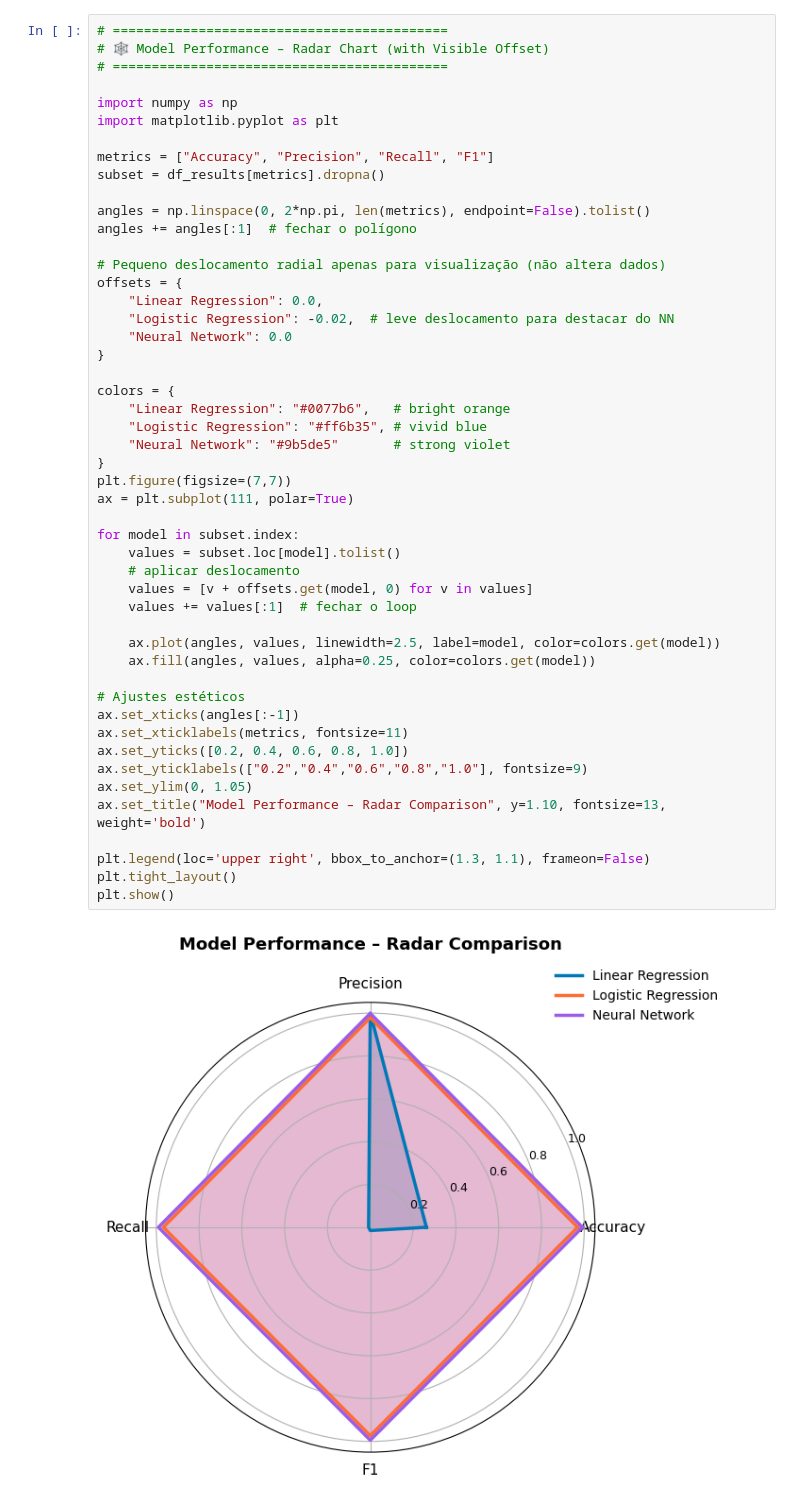
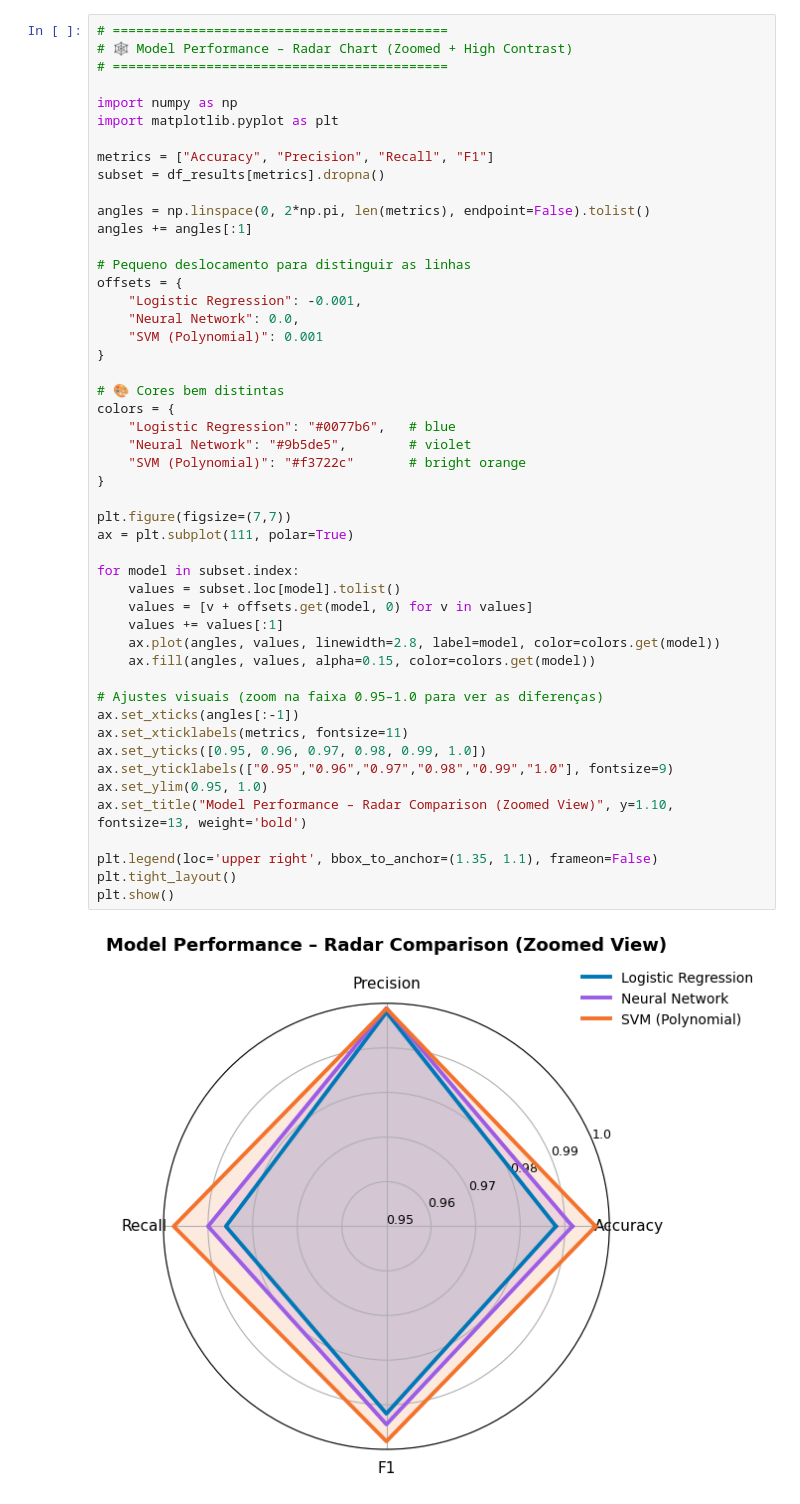
Before and after one commit to matildetex/projects_faa, a Jupyter notebook: notebooks/06_Results_Comparison.ipynb, the cells around one changed output. Saved outputs shown, nothing was run; the diff lists cells and outputs as text.

```diff
--- a/notebooks/06_Results_Comparison.ipynb
+++ b/notebooks/06_Results_Comparison.ipynb
@@ -115,52 +110,52 @@ plt.show()
 # %%
 # ===========================================
-# 🕸️ Model Performance – Radar Chart (with Visible Offset)
+# 🕸️ Model Performance – Radar Chart (Zoomed + High Contrast)
 # ===========================================
 
 import numpy as np
 import matplotlib.pyplot as plt
 
 metrics = ["Accuracy", "Precision", "Recall", "F1"]
 subset = df_results[metrics].dropna()
 
 angles = np.linspace(0, 2*np.pi, len(metrics), endpoint=False).tolist()
-angles += angles[:1]  # fechar o polígono
+angles += angles[:1]
 
-# Pequeno deslocamento radial apenas para visualização (não altera dados)
+# Pequeno deslocamento para distinguir as linhas
 offsets = {
-    "Linear Regression": 0.0,
-    "Logistic Regression": -0.02,  # leve deslocamento para destacar do NN
-    "Neural Network": 0.0
+    "Logistic Regression": -0.001,
+    "Neural Network": 0.0,
+    "SVM (Polynomial)": 0.001
 }
 
+# 🎨 Cores bem distintas
 colors = {
-    "Linear Regression": "#0077b6",   # bright orange
-    "Logistic Regression": "#ff6b35", # vivid blue
-    "Neural Network": "#9b5de5"       # strong violet
+    "Logistic Regression": "#0077b6",   # blue
+    "Neural Network": "#9b5de5",        # violet
+    "SVM (Polynomial)": "#f3722c"       # bright orange
 }
+
 plt.figure(figsize=(7,7))
 ax = plt.subplot(111, polar=True)
 
 for model in subset.index:
     values = subset.loc[model].tolist()
-    # aplicar deslocamento
     values = [v + offsets.get(model, 0) for v in values]
-    values += values[:1]  # fechar o loop
+    values += values[:1]
+    ax.plot(angles, values, linewidth=2.8, label=model, color=colors.get(model))
+    ax.fill(angles, values, alpha=0.15, color=colors.get(model))
 
-    ax.plot(angles, values, linewidth=2.5, label=model, color=colors.get(model))
-    ax.fill(angles, values, alpha=0.25, color=colors.get(model))
-
-# Ajustes estéticos
+# Ajustes visuais (zoom na faixa 0.95–1.0 para ver as diferenças)
 ax.set_xticks(angles[:-1])
 ax.set_xticklabels(metrics, fontsize=11)
-ax.set_yticks([0.2, 0.4, 0.6, 0.8, 1.0])
-ax.set_yticklabels(["0.2","0.4","0.6","0.8","1.0"], fontsize=9)
-ax.set_ylim(0, 1.05)
-ax.set_title("Model Performance – Radar Comparison", y=1.10, fontsize=13, weight='bold')
+ax.set_yticks([0.95, 0.96, 0.97, 0.98, 0.99, 1.0])
+ax.set_yticklabels(["0.95","0.96","0.97","0.98","0.99","1.0"], fontsize=9)
+ax.set_ylim(0.95, 1.0)
+ax.set_title("Model Performance – Radar Comparison (Zoomed View)", y=1.10, fontsize=13, weight='bold')
 
-plt.legend(loc='upper right', bbox_to_anchor=(1.3, 1.1), frameon=False)
+plt.legend(loc='upper right', bbox_to_anchor=(1.35, 1.1), frameon=False)
 plt.tight_layout()
 plt.show()
 # %% [output]
-[figure, old version]
+[figure, new version]
 # %% [markdown]
```
Also changed, not shown: parts of 4 cells of this notebook, 1 other file.
